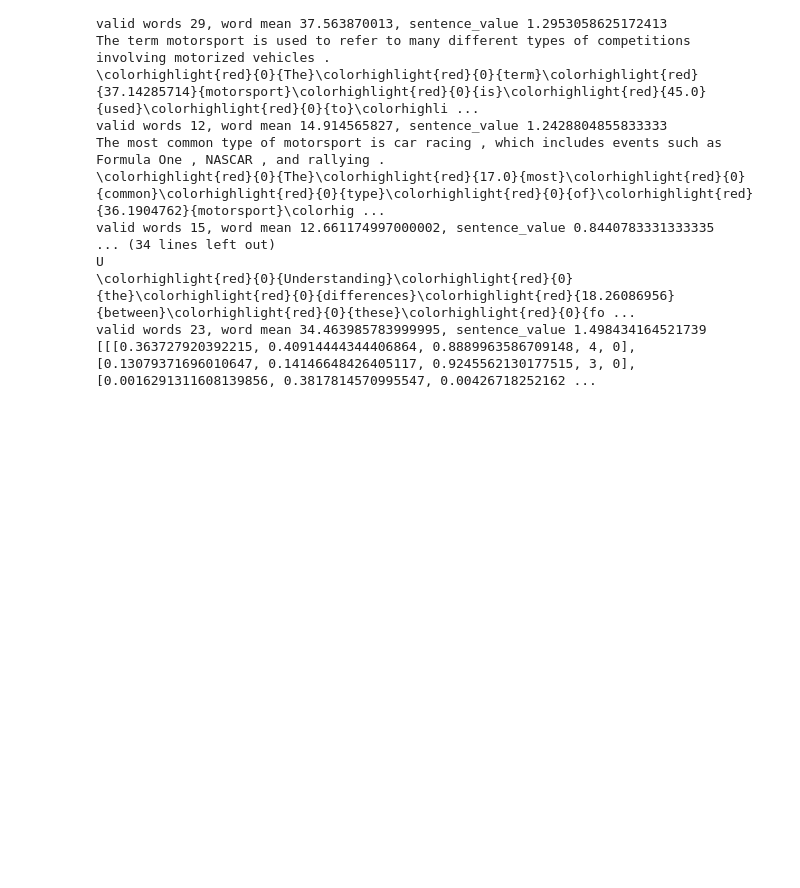
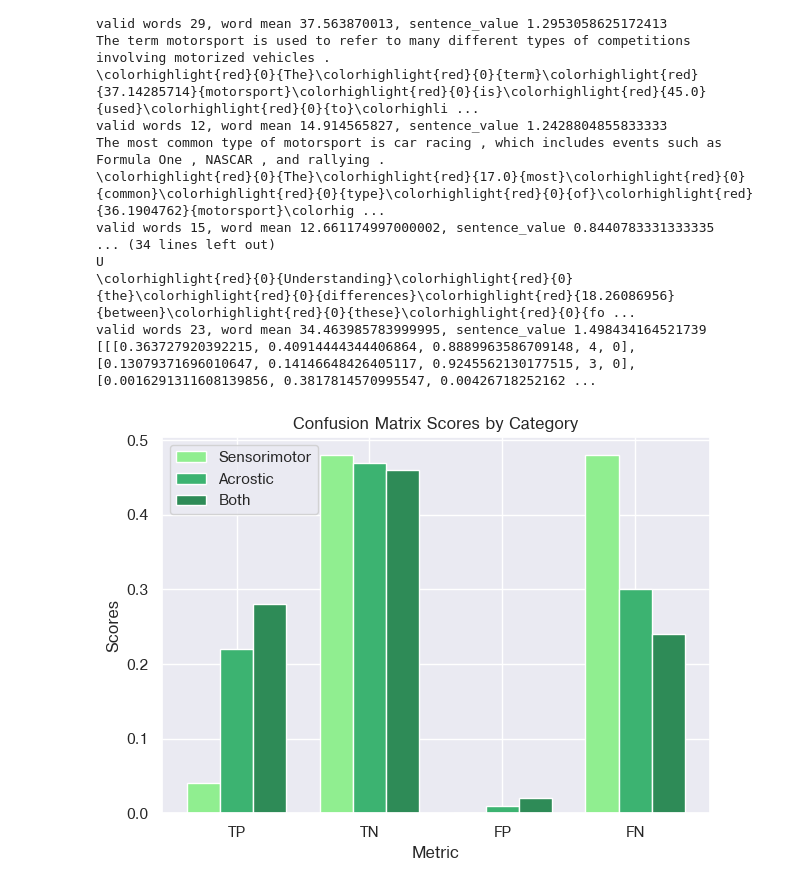
Before and after one commit to CommodoreEU/master-generation, a Jupyter notebook: notebook.ipynb, the cells around one changed output. Saved outputs shown, nothing was run; the diff lists cells and outputs as text; code cells hidden in the pictures; blank space fills up the shorter version.

```diff
--- a/notebook.ipynb
+++ b/notebook.ipynb
@@ -2954,3 +2955,45 @@ U
 \colorhighlight{red}{0}{Understanding}\colorhighlight{red}{0}{the}\colorhighlight{red}{0}{differences}\colorhighlight{red}{18.26086956}{between}\colorhighlight{red}{0}{these}\colorhighlight{red}{0}{fo ...
 valid words 23, word mean 34.463985783999995, sentence_value 1.498434164521739
 [[[0.363727920392215, 0.40914444344406864, 0.8889963586709148, 4, 0], [0.13079371696010647, 0.14146648426405117, 0.9245562130177515, 3, 0], [0.0016291311608139856, 0.3817814570995547, 0.00426718252162 ...
+# %%
+import matplotlib.pyplot as plt
+import numpy as np
+
+import seaborn as sns
+sns.set_theme()
+
+#plt.style.use('seaborn-whitegrid')
+plt.rcParams['font.family'] = 'Helvetica'
+# Setting a light gray background color
+fig.patch.set_facecolor('#f7f7f7')
+
+# Data from the table
+labels = ['TP', 'TN', 'FP', 'FN']
+sensorimotor = [0.04, 0.48, 0.0, 0.48]
+acrostic = [0.22, 0.47, 0.01, 0.30]
+both = [0.28, 0.46, 0.02, 0.24]
+
+# Indices and bar width
+index = np.arange(len(labels))
+bar_width = 0.25
+
+# Plotting
+fig, ax = plt.subplots()
+bar1 = ax.bar(index - bar_width, sensorimotor, bar_width, label='Sensorimotor', color='lightgreen')
+bar2 = ax.bar(index, acrostic, bar_width, label='Acrostic', color='mediumseagreen')
+bar3 = ax.bar(index + bar_width, both, bar_width, label='Both', color='seagreen')
+
+# Labels, title and legend
+ax.set_xlabel('Metric')
+ax.set_ylabel('Scores')
+ax.set_title('Confusion Matrix Scores by Category')
+ax.set_xticks(index)
+ax.set_xticklabels(labels)
+ax.legend()
+
+
+# Display plot
+plt.tight_layout()
+plt.show()
+# %% [output]
+[figure, added]
```
Also changed, not shown: parts of 3 cells of this notebook, 3 other files.
